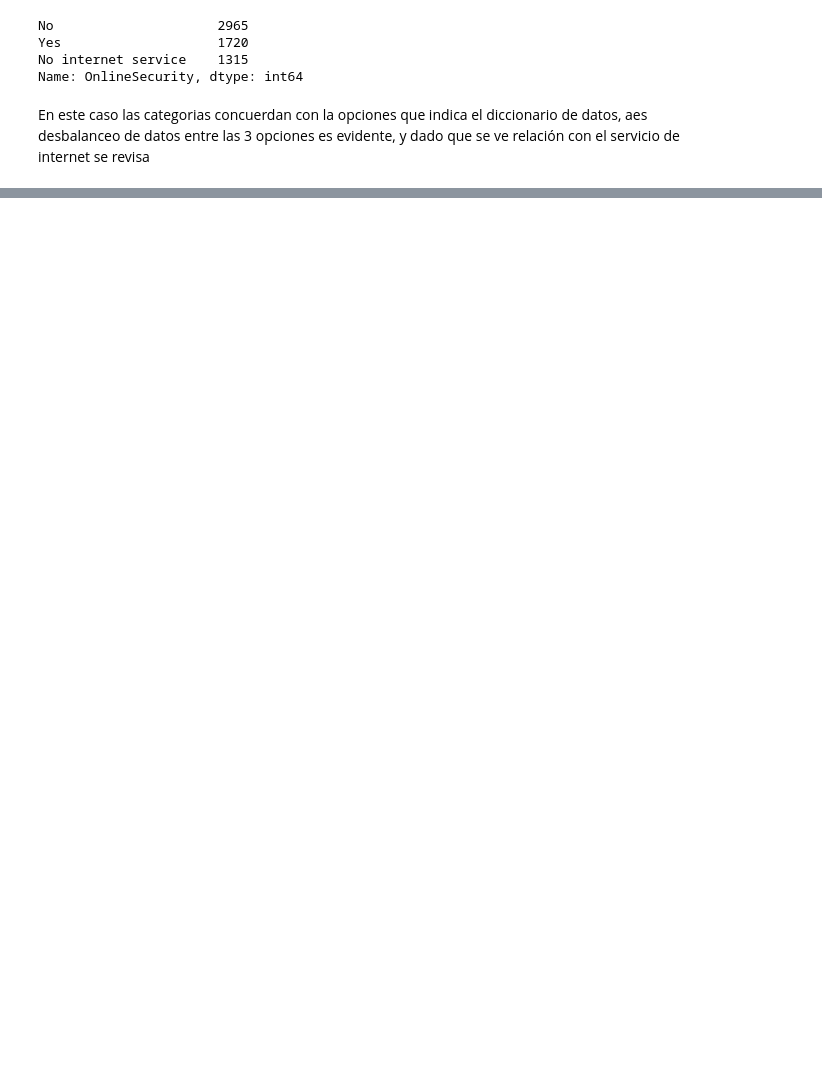
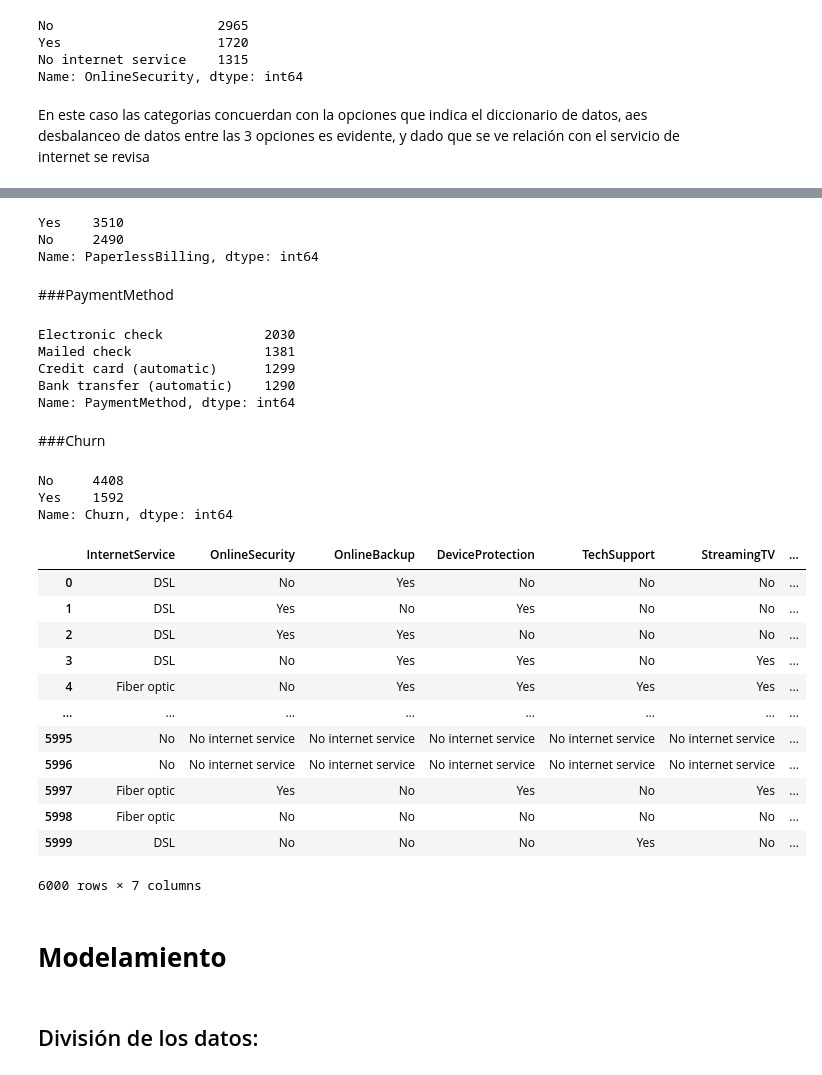
Before and after one commit to yacanom/CDA_taller-4, a Jupyter notebook: Notebooks/CDA_Taller_4.ipynb, the cells around one changed output, grey strips where cells are left out. Cells and saved outputs as stored; diff of their text form; code cells hidden in the pictures; blank space fills up the shorter version.

```diff
--- a/Notebooks/CDA_Taller_4.ipynb
+++ b/Notebooks/CDA_Taller_4.ipynb
@@ -340,0 +444,44 @@ Name: Churn, dtype: int64
+# %%
+data["PaperlessBilling"].value_counts(dropna = False)
+# %% [output]
+Yes    3510
+No     2490
+Name: PaperlessBilling, dtype: int64
+# %% [markdown]
+###PaymentMethod
+# %%
+data["PaymentMethod"].value_counts(dropna = False)
+# %% [output]
+Electronic check             2030
+Mailed check                 1381
+Credit card (automatic)      1299
+Bank transfer (automatic)    1290
+Name: PaymentMethod, dtype: int64
+# %% [markdown]
+###Churn
+# %%
+data["Churn"].value_counts(dropna = False)
+# %% [output]
+No     4408
+Yes    1592
+Name: Churn, dtype: int64
+# %%
+data[['InternetService', 'OnlineSecurity', 'OnlineBackup', 'DeviceProtection', 'TechSupport', 'StreamingTV', 'StreamingMovies' ]]
+# %% [output]
+|  | InternetService | OnlineSecurity | OnlineBackup | DeviceProtection | TechSupport | StreamingTV | ... |
+| 0 | DSL | No | Yes | No | No | No | ... |
+| 1 | DSL | Yes | No | Yes | No | No | ... |
+| 2 | DSL | Yes | Yes | No | No | No | ... |
+| 3 | DSL | No | Yes | Yes | No | Yes | ... |
+| 4 | Fiber optic | No | Yes | Yes | Yes | Yes | ... |
+| ... | ... | ... | ... | ... | ... | ... | ... |
+| 5995 | No | No internet service | No internet service | No internet service | No internet service | No internet service | ... |
+| 5996 | No | No internet service | No internet service | No internet service | No internet service | No internet service | ... |
+| 5997 | Fiber optic | Yes | No | Yes | No | Yes | ... |
+| 5998 | Fiber optic | No | No | No | No | No | ... |
+| 5999 | DSL | No | No | No | Yes | No | ... |
+6000 rows × 7 columns
+# %% [markdown]
+# **Modelamiento**
+# %% [markdown]
+## División de los datos:
```
Also changed, not shown: parts of 76 cells of this notebook, 1 other file.
